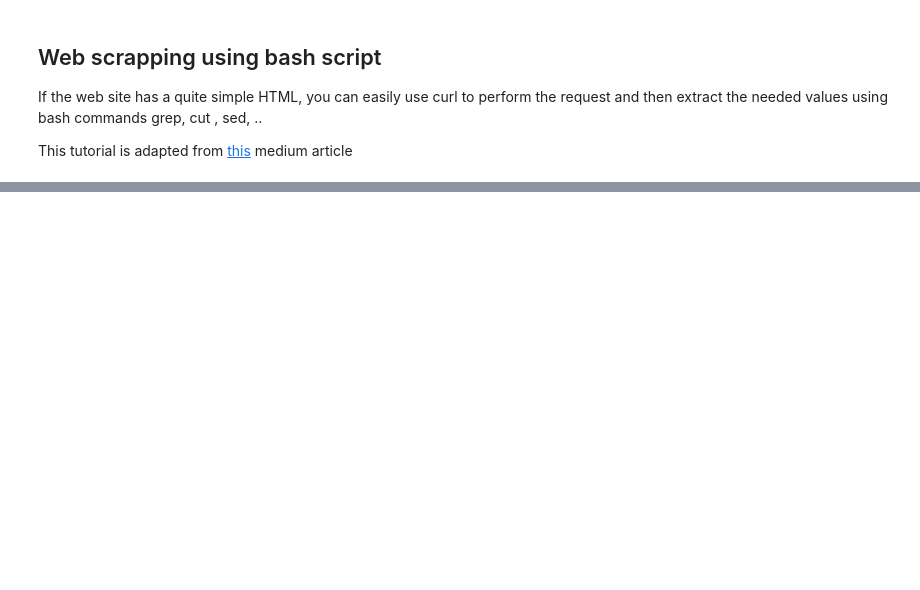
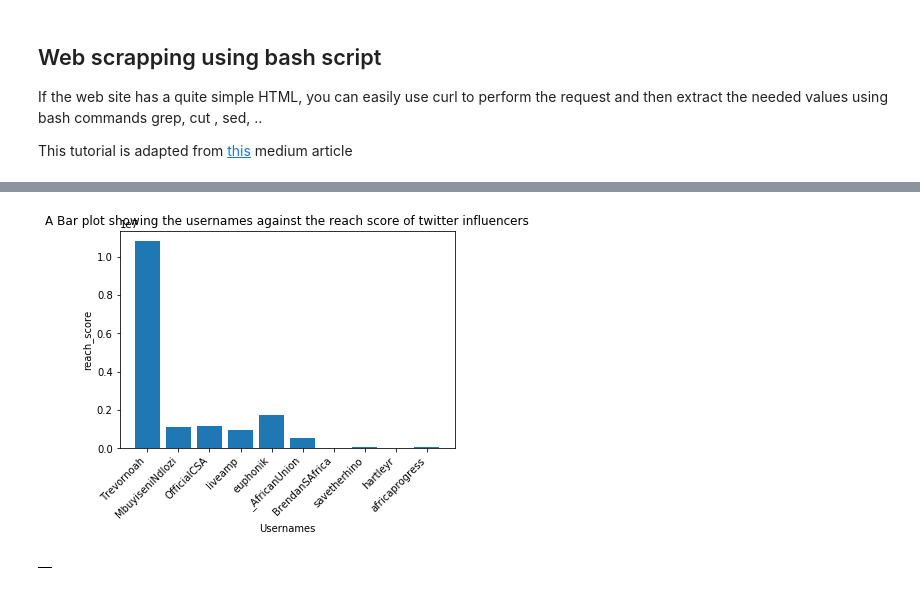
Before and after one commit to jenny199/10academy_projects, a Jupyter notebook: scrapping_starter.ipynb, the cells around one changed output, grey strips where cells are left out. Cells and saved outputs as stored; diff of their text form; code cells hidden in the pictures; blank space fills up the shorter version.

```diff
--- a/scrapping_starter.ipynb
+++ b/scrapping_starter.ipynb
@@ -262,0 +491,60 @@ AttributeError: 'int' object has no attribute 'split'
+# %%
+plt.bar(popularity_ranks.head(10)["username"], popularity_ranks.head(10)["reach score"])
+plt.title("A Bar plot showing the usernames against the reach score of twitter influencers")
+plt.xlabel("Usernames")
+plt.ylabel("reach_score")
+plt.xticks(rotation=45, ha='right')
+plt.show;
+# %% [output]
+[figure, added]
+# %%
+targets_gov = pd.DataFrame()
+
+for target in df_gov:
+    try:
+
+#         print("Getting data for " + target)
+        tweets = api.user_timeline(screen_name=target,count=5,include_rts=False)
+        user_details = api.get_user(target)
+        tweet_list = [tweet for tweet in tweets]
+        counter = 0
+        favcounter= 0
+        #initializing dataframe to store the data
+        #targets = pd.DataFrame(columns=['username','popularity score','reach score','relevance score'])
+
+        for tweet in tweet_list:
+            retweetcount = tweet.retweet_count
+            favorite = tweet.favorite_count
+            counter += retweetcount
+            favcounter += favorite
+#             print(tweet.text)
+#             print('number of retweets ' , retweetcount)
+#             print('number of likes ' , favorite)
+            popularity_score = counter + favcounter
+
+
+
+        followers_count = user_details.followers_count
+        friends_count = user_details.friends_count
+#         print('number of followers ',followers_count )
+#         print('number of people',target,'follows', friends_count)
+#         print('popularity score',popularity_score)
+        reachscore = followers_count + friends_count
+#         print('reach score ', reachscore)
+        data = pd.DataFrame(data=[target], columns=['username'])
+        data['popularity score'] = np.array([popularity_score])
+        data['reach score'] = np.array([reachscore])
+        data['number of followers'] = np.array([followers_count])
+        data['number of friends'] = np.array([friends_count])
+
+        targets_gov=pd.concat([targets_gov,data],ignore_index = True)
+
+        #targets.append({'username':target, 'popularity score': popularity_score,'reach score':reachscore,'relevance score' : '0'},ignore_index = True)
+
+    except tweepy.TweepError :
+        pass
+
+
+targets_gov.head()
+# %% [output]
+|  |
```
Also changed, not shown: parts of 19 cells of this notebook.
